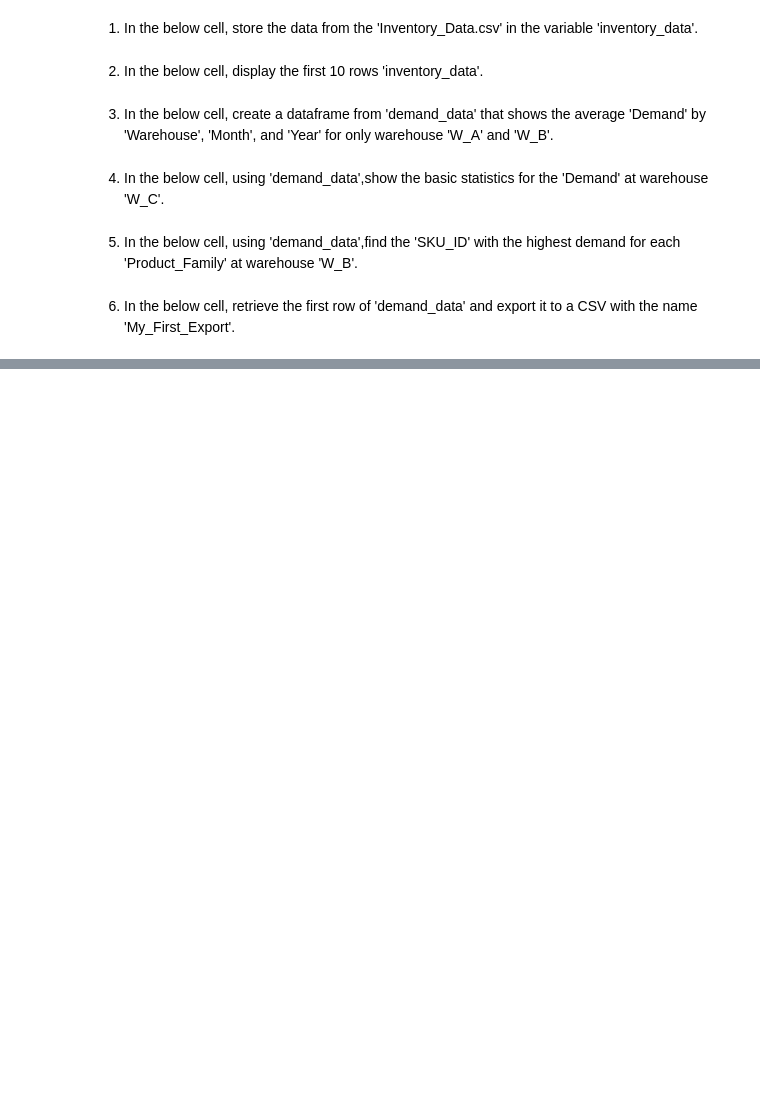
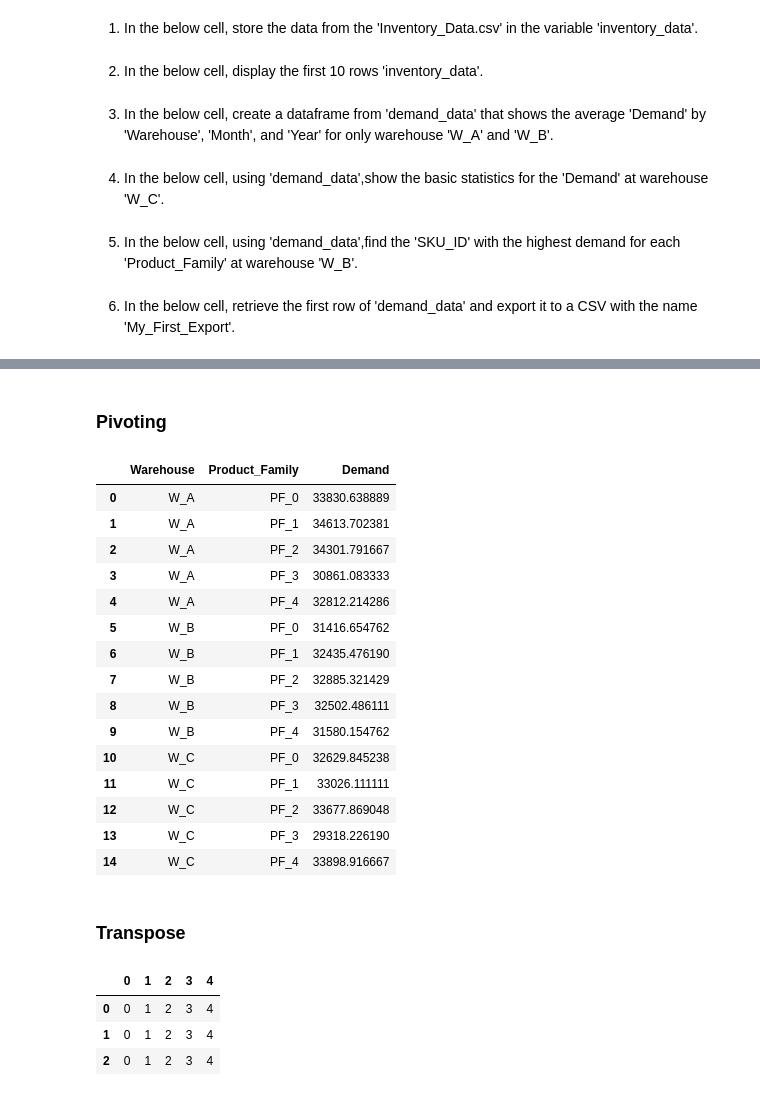
Before and after one commit to NolanSmithSolutions/Course, a Jupyter notebook: Pandas Lecture/Pandas_Lecture_102821.ipynb, the cells around one changed output, grey strips where cells are left out. Drawn from its saved outputs; the diff is of its cells as text; code cells hidden in the pictures; blank space fills up the shorter version.

```diff
--- a/Pandas Lecture/Pandas_Lecture_102821.ipynb
+++ b/Pandas Lecture/Pandas_Lecture_102821.ipynb
@@ -548,0 +653,3 @@ data.to_csv(test_path)
+# %%
+# The below renames the 'Lookup Value' column to 'Unique_ID'
+demand_data = demand_data.rename(columns={"Lookup Value": "Unique_ID"})
@@ -548,0 +863,36 @@ data.to_csv(test_path)
+# %% [markdown]
+<a id='32'></a>
+### Pivoting
+# %%
+# The pivot table, just as in excel, allows you to quickly consolidate data around defined columns.  Very similar
+# in concept to the groupby method.
+pd.pivot_table(demand_data, values = 'Demand', index=['Warehouse','Product_Family']).reset_index()
+# %% [output]
+|  | Warehouse | Product_Family | Demand |
+| 0 | W_A | PF_0 | 33830.638889 |
+| 1 | W_A | PF_1 | 34613.702381 |
+| 2 | W_A | PF_2 | 34301.791667 |
+| 3 | W_A | PF_3 | 30861.083333 |
+| 4 | W_A | PF_4 | 32812.214286 |
+| 5 | W_B | PF_0 | 31416.654762 |
+| 6 | W_B | PF_1 | 32435.476190 |
+| 7 | W_B | PF_2 | 32885.321429 |
+| 8 | W_B | PF_3 | 32502.486111 |
+| 9 | W_B | PF_4 | 31580.154762 |
+| 10 | W_C | PF_0 | 32629.845238 |
+| 11 | W_C | PF_1 | 33026.111111 |
+| 12 | W_C | PF_2 | 33677.869048 |
+| 13 | W_C | PF_3 | 29318.226190 |
+| 14 | W_C | PF_4 | 33898.916667 |
+# %% [markdown]
+<a id='33'></a>
+### Transpose
+# %%
+# The Transpose method, as in linear algebra, will transpose a dataframe as if it were a matrix
+test = pd.DataFrame([[0,1,2,3,4],[0,1,2,3,4],[0,1,2,3,4]])
+test
+# %% [output]
+|  | 0 | 1 | 2 | 3 | 4 |
+| 0 | 0 | 1 | 2 | 3 | 4 |
+| 1 | 0 | 1 | 2 | 3 | 4 |
+| 2 | 0 | 1 | 2 | 3 | 4 |
```
Also changed, not shown: parts of 60 cells of this notebook.
